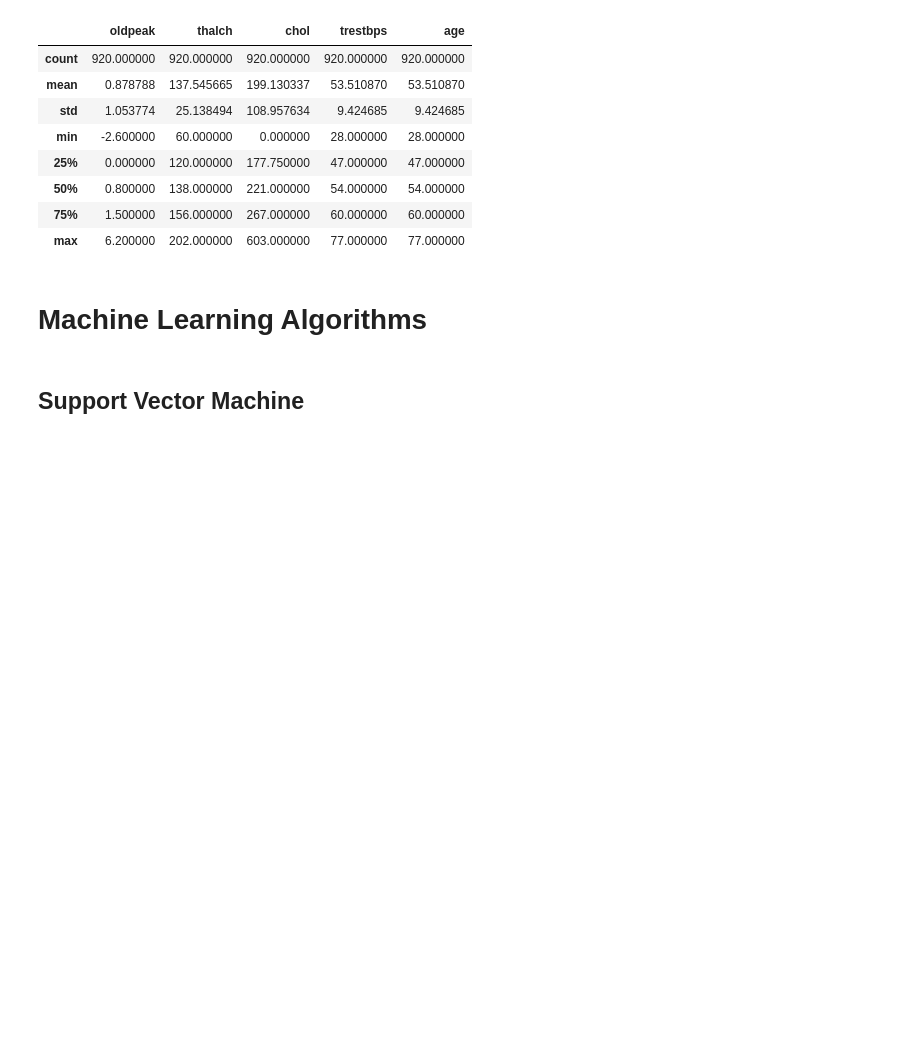
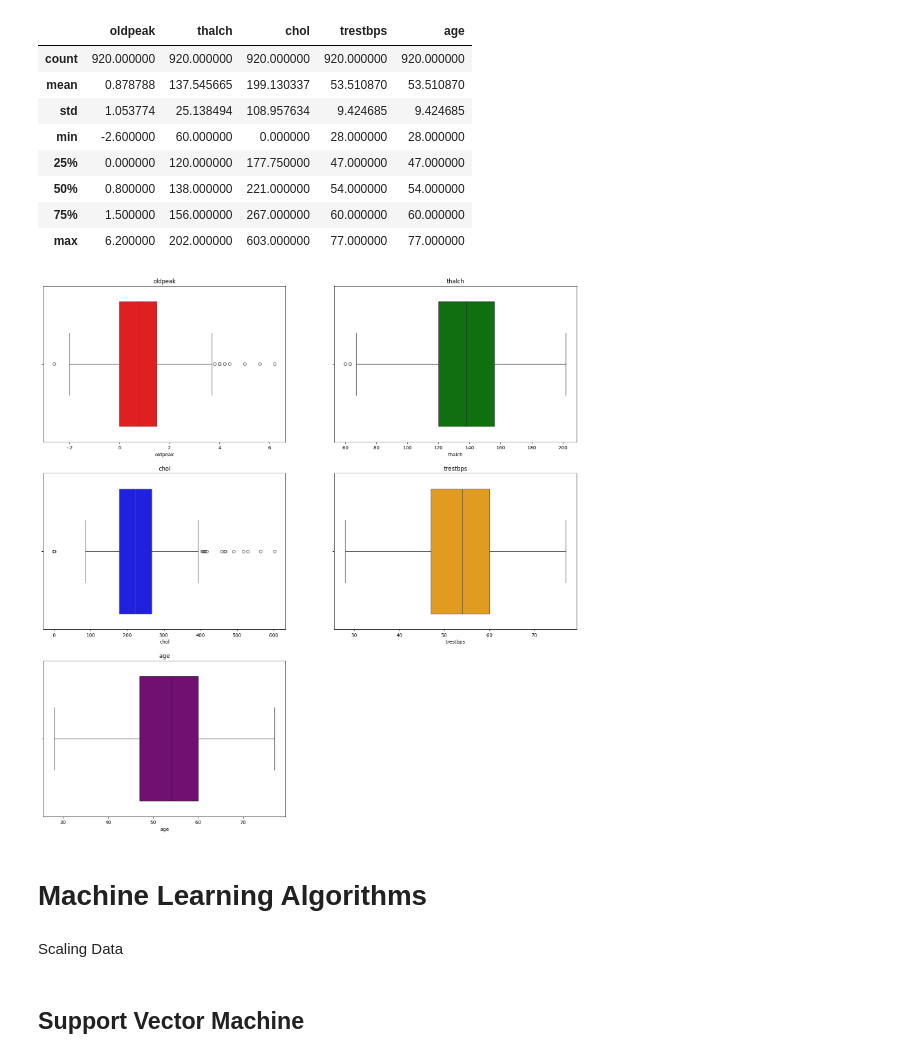
Before and after one commit to Intelligent-Systems-Project/Project, a Jupyter notebook: main.ipynb, the cells around one changed output. Saved outputs shown, nothing was run; the diff lists cells and outputs as text; code cells hidden in the pictures; blank space fills up the shorter version.

```diff
--- a/main.ipynb
+++ b/main.ipynb
@@ -216,5 +216,19 @@ imputed_df[numeric_cols].describe()
 | 50% | 0.800000 | 138.000000 | 221.000000 | 54.000000 | 54.000000 |
 | 75% | 1.500000 | 156.000000 | 267.000000 | 60.000000 | 60.000000 |
 | max | 6.200000 | 202.000000 | 603.000000 | 77.000000 | 77.000000 |
+# %%
+plt.figure(figsize=(20, 20))
+
+colors = ['red', 'green', 'blue', 'orange', 'purple']
+
+for i, col in enumerate(numeric_cols):
+    plt.subplot(3, 2, i+1)
+    sns.boxplot(x=imputed_df[col], color=colors[i])
+    plt.title(col)
+plt.show()
+# %% [output]
+[figure, added]
 # %% [markdown]
 <h1>Machine Learning Algorithms</h1>
+# %% [markdown]
+Scaling Data
```
Also changed, not shown: parts of 37 cells of this notebook.
